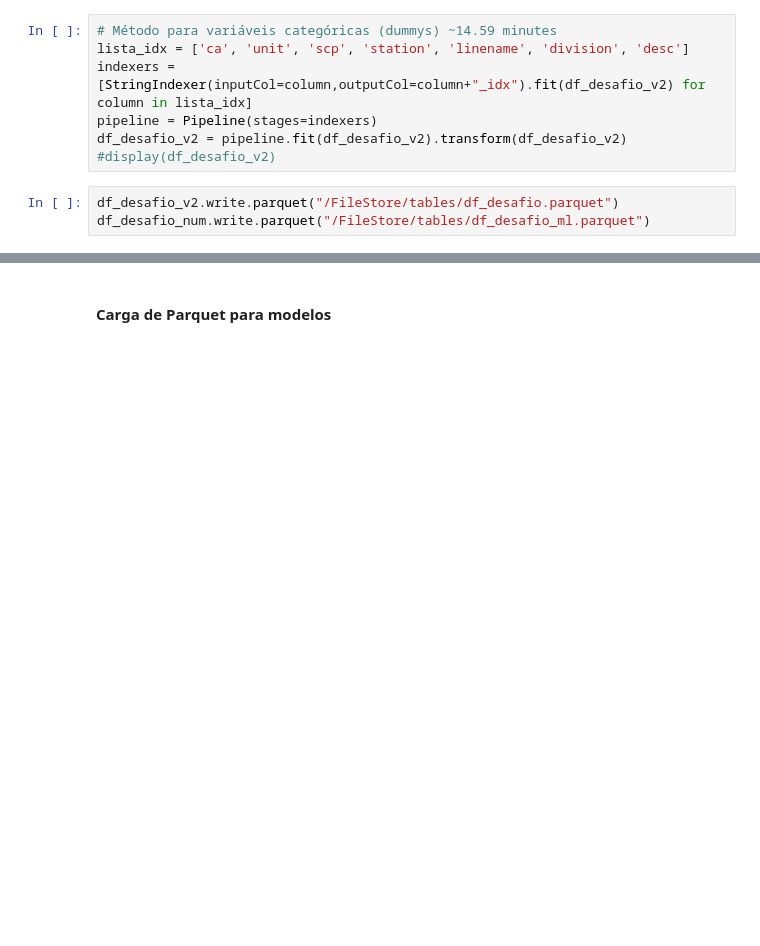
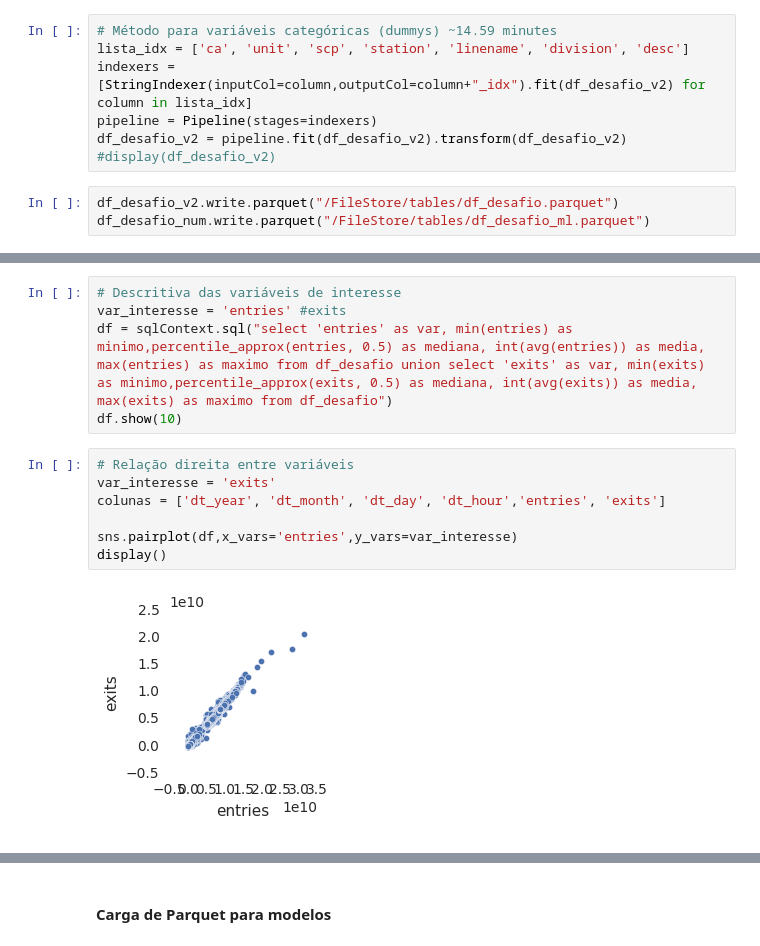
Before and after one commit to maikonabati/poc-ny-subway, a Jupyter notebook: code/python/poc-ny-subway.ipynb, the cells around one changed output, grey strips where cells are left out. Cells and saved outputs as stored; diff of their text form; blank space fills up the shorter version.

```diff
--- a/code/python/poc-ny-subway.ipynb
+++ b/code/python/poc-ny-subway.ipynb
@@ -156,0 +158,14 @@ df_graficos = df_desafio_v2.groupBy(
+# %%
+# Descritiva das variáveis de interesse
+var_interesse = 'entries' #exits
+df = sqlContext.sql("select 'entries' as var, min(entries) as minimo,percentile_approx(entries, 0.5) as mediana, int(avg(entries)) as media, max(entries) as maximo from df_desafio union select 'exits' as var, min(exits) as minimo,percentile_approx(exits, 0.5) as mediana, int(avg(exits)) as media, max(exits) as maximo from df_desafio")
+df.show(10)
+# %%
+# Relação direita entre variáveis
+var_interesse = 'exits'
+colunas = ['dt_year', 'dt_month', 'dt_day', 'dt_hour','entries', 'exits']
+
+sns.pairplot(df,x_vars='entries',y_vars=var_interesse)
+display()
+# %% [output]
+[figure, added]
```
Also changed, not shown: parts of 7 cells of this notebook.
